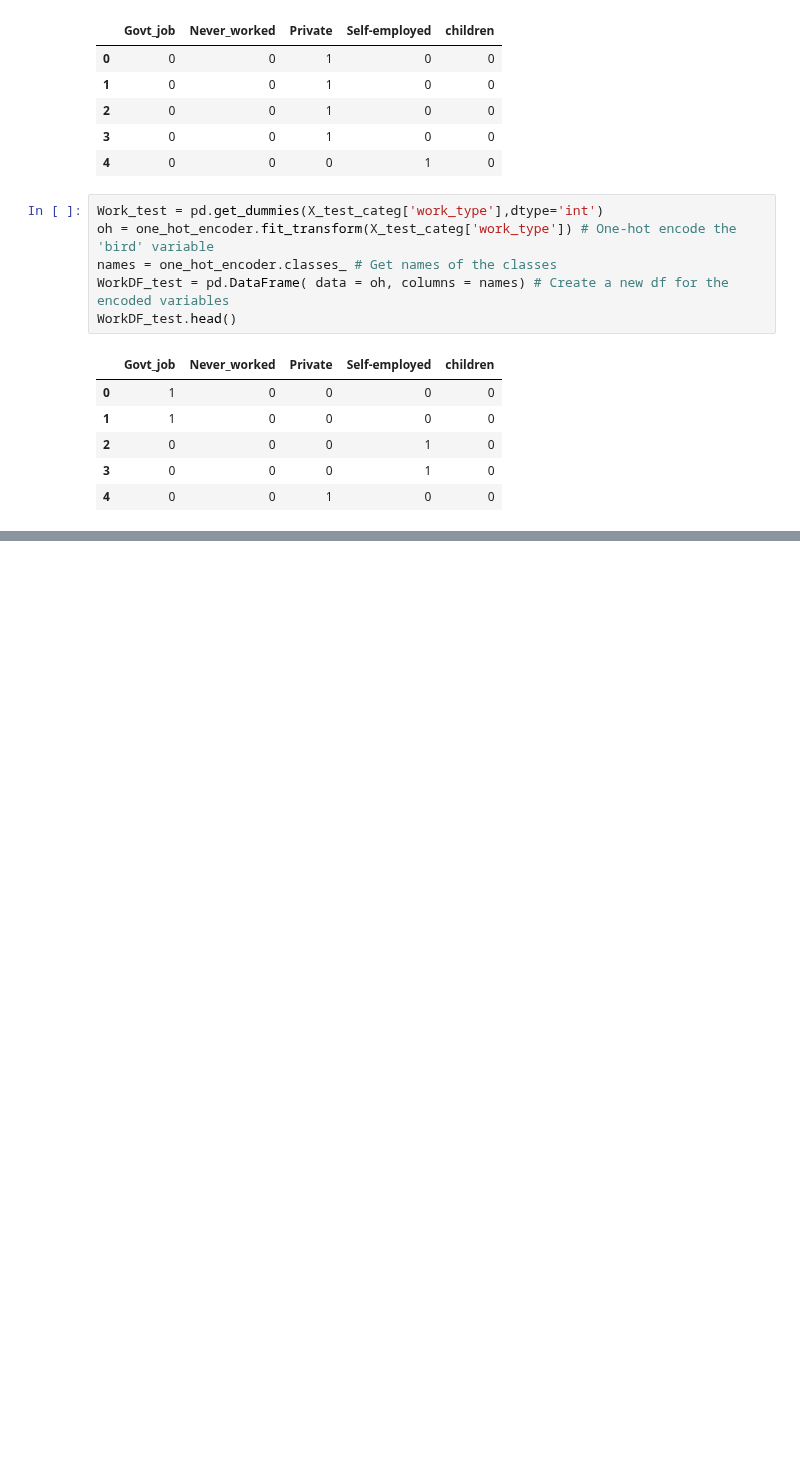
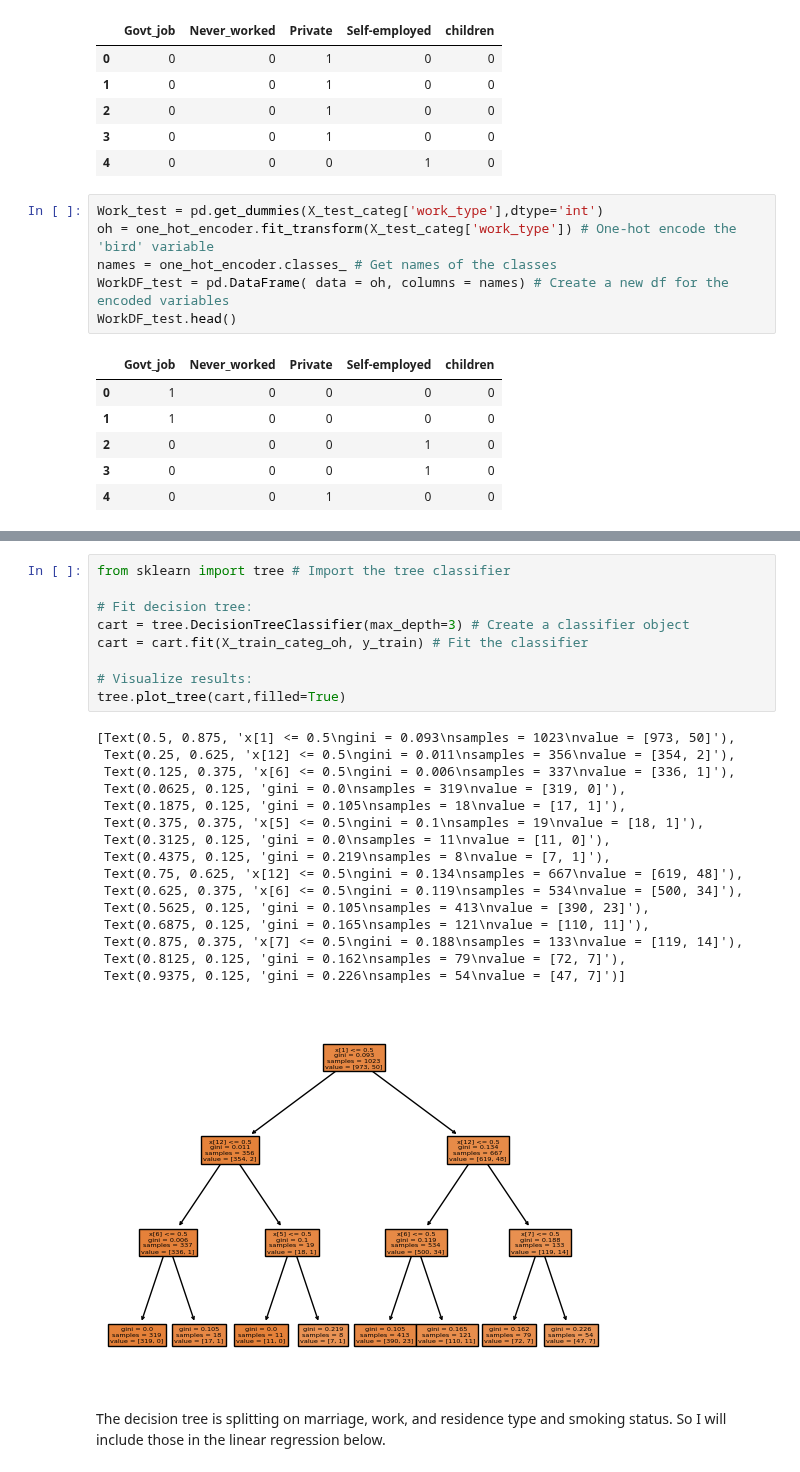
Before and after one commit to DS3001/group14, a Jupyter notebook: project_2/SabrinaModel2.ipynb, the cells around one changed output, grey strips where cells are left out. Saved outputs shown, nothing was run; the diff lists cells and outputs as text; blank space fills up the shorter version.

```diff
--- a/project_2/SabrinaModel2.ipynb
+++ b/project_2/SabrinaModel2.ipynb
@@ -148,0 +177,28 @@ X_test_categ_oh.head()
+# %%
+from sklearn import tree # Import the tree classifier
+
+# Fit decision tree:
+cart = tree.DecisionTreeClassifier(max_depth=3) # Create a classifier object
+cart = cart.fit(X_train_categ_oh, y_train) # Fit the classifier
+
+# Visualize results:
+tree.plot_tree(cart,filled=True)
+# %% [output]
+[Text(0.5, 0.875, 'x[1] <= 0.5\ngini = 0.093\nsamples = 1023\nvalue = [973, 50]'),
+ Text(0.25, 0.625, 'x[12] <= 0.5\ngini = 0.011\nsamples = 356\nvalue = [354, 2]'),
+ Text(0.125, 0.375, 'x[6] <= 0.5\ngini = 0.006\nsamples = 337\nvalue = [336, 1]'),
+ Text(0.0625, 0.125, 'gini = 0.0\nsamples = 319\nvalue = [319, 0]'),
+ Text(0.1875, 0.125, 'gini = 0.105\nsamples = 18\nvalue = [17, 1]'),
+ Text(0.375, 0.375, 'x[5] <= 0.5\ngini = 0.1\nsamples = 19\nvalue = [18, 1]'),
+ Text(0.3125, 0.125, 'gini = 0.0\nsamples = 11\nvalue = [11, 0]'),
+ Text(0.4375, 0.125, 'gini = 0.219\nsamples = 8\nvalue = [7, 1]'),
+ Text(0.75, 0.625, 'x[12] <= 0.5\ngini = 0.134\nsamples = 667\nvalue = [619, 48]'),
+ Text(0.625, 0.375, 'x[6] <= 0.5\ngini = 0.119\nsamples = 534\nvalue = [500, 34]'),
+ Text(0.5625, 0.125, 'gini = 0.105\nsamples = 413\nvalue = [390, 23]'),
+ Text(0.6875, 0.125, 'gini = 0.165\nsamples = 121\nvalue = [110, 11]'),
+ Text(0.875, 0.375, 'x[7] <= 0.5\ngini = 0.188\nsamples = 133\nvalue = [119, 14]'),
+ Text(0.8125, 0.125, 'gini = 0.162\nsamples = 79\nvalue = [72, 7]'),
+ Text(0.9375, 0.125, 'gini = 0.226\nsamples = 54\nvalue = [47, 7]')]
+[figure, added]
+# %% [markdown]
+The decision tree is splitting on marriage, work, and residence type and smoking status. So I will include those in the linear regression below.
```
Also changed, not shown: parts of 14 cells of this notebook.
